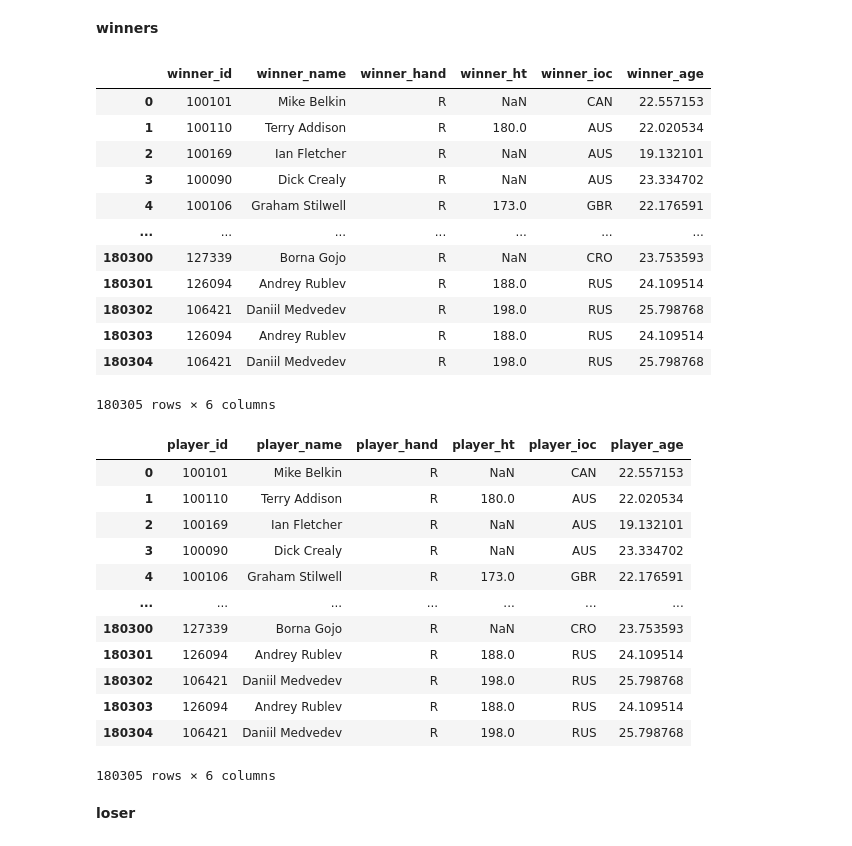
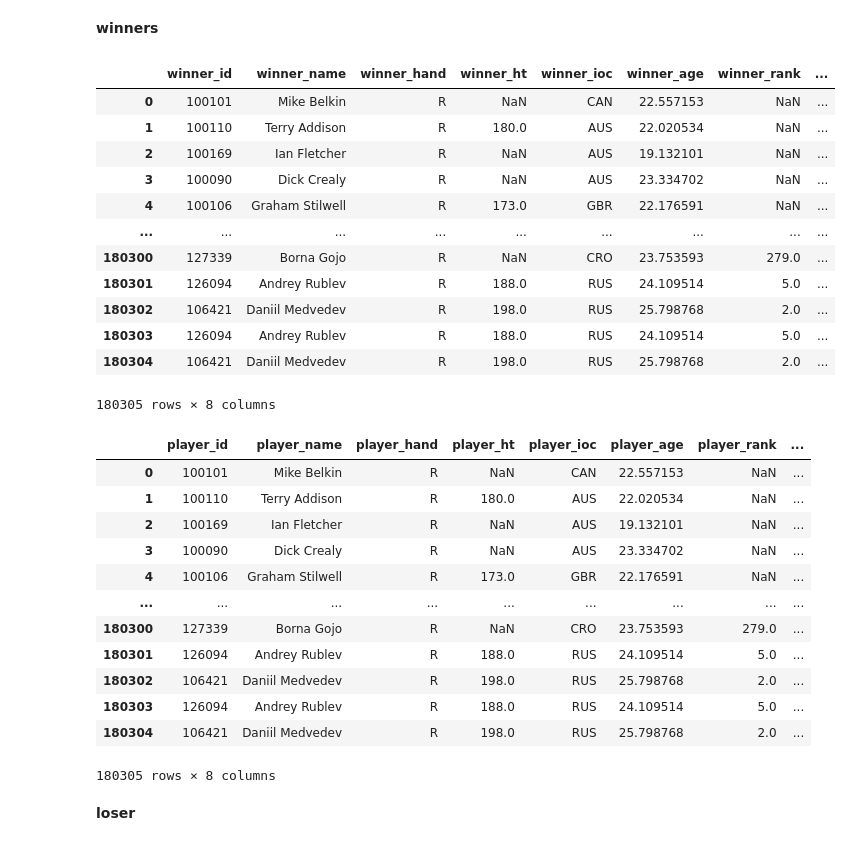
Before and after one commit to julieher/project_folder, a Jupyter notebook: players_ETL.ipynb, the cells around one changed output. Cells and saved outputs as stored; diff of their text form; code cells hidden in the pictures.

```diff
--- a/players_ETL.ipynb
+++ b/players_ETL.ipynb
@@ -33,44 +22,47 @@ Index(['tourney_id', 'tourney_name', 'surface', 'draw_size', 'tourney_level',
 # %% [markdown]
 **winners**
 # %%
-w_df = df[['winner_id','winner_name', 'winner_hand', 'winner_ht', 'winner_ioc', 'winner_age']]
+w_df = df[['winner_id','winner_name', 'winner_hand', 'winner_ht'
+           , 'winner_ioc', 'winner_age','winner_rank','winner_rank_points']]
 w_df
 # %% [output]
-|  | winner_id | winner_name | winner_hand | winner_ht | winner_ioc | winner_age |
-| 0 | 100101 | Mike Belkin | R | NaN | CAN | 22.557153 |
-| 1 | 100110 | Terry Addison | R | 180.0 | AUS | 22.020534 |
-| 2 | 100169 | Ian Fletcher | R | NaN | AUS | 19.132101 |
-| 3 | 100090 | Dick Crealy | R | NaN | AUS | 23.334702 |
-| 4 | 100106 | Graham Stilwell | R | 173.0 | GBR | 22.176591 |
-| ... | ... | ... | ... | ... | ... | ... |
-| 180300 | 127339 | Borna Gojo | R | NaN | CRO | 23.753593 |
-| 180301 | 126094 | Andrey Rublev | R | 188.0 | RUS | 24.109514 |
-| 180302 | 106421 | Daniil Medvedev | R | 198.0 | RUS | 25.798768 |
-| 180303 | 126094 | Andrey Rublev | R | 188.0 | RUS | 24.109514 |
-| 180304 | 106421 | Daniil Medvedev | R | 198.0 | RUS | 25.798768 |
+|  | winner_id | winner_name | winner_hand | winner_ht | winner_ioc | winner_age | winner_rank | ... |
+| 0 | 100101 | Mike Belkin | R | NaN | CAN | 22.557153 | NaN | ... |
+| 1 | 100110 | Terry Addison | R | 180.0 | AUS | 22.020534 | NaN | ... |
+| 2 | 100169 | Ian Fletcher | R | NaN | AUS | 19.132101 | NaN | ... |
+| 3 | 100090 | Dick Crealy | R | NaN | AUS | 23.334702 | NaN | ... |
+| 4 | 100106 | Graham Stilwell | R | 173.0 | GBR | 22.176591 | NaN | ... |
+| ... | ... | ... | ... | ... | ... | ... | ... | ... |
+| 180300 | 127339 | Borna Gojo | R | NaN | CRO | 23.753593 | 279.0 | ... |
+| 180301 | 126094 | Andrey Rublev | R | 188.0 | RUS | 24.109514 | 5.0 | ... |
+| 180302 | 106421 | Daniil Medvedev | R | 198.0 | RUS | 25.798768 | 2.0 | ... |
+| 180303 | 126094 | Andrey Rublev | R | 188.0 | RUS | 24.109514 | 5.0 | ... |
+| 180304 | 106421 | Daniil Medvedev | R | 198.0 | RUS | 25.798768 | 2.0 | ... |
-180305 rows × 6 columns
+180305 rows × 8 columns
 # %%
 w_df2 = w_df.rename(columns={"winner_id": "player_id",
                             "winner_name": "player_name",
                             "winner_hand": "player_hand",
                             "winner_ht": "player_ht",
                             "winner_ioc": "player_ioc",
-                            "winner_age": "player_age"})
+                            "winner_age": "player_age",
+                            "winner_rank" : "player_rank",
+                            "winner_rank_points": "player_rank_points"} )
 w_df2
 # %% [output]
-|  | player_id | player_name | player_hand | player_ht | player_ioc | player_age |
-| 0 | 100101 | Mike Belkin | R | NaN | CAN | 22.557153 |
-| 1 | 100110 | Terry Addison | R | 180.0 | AUS | 22.020534 |
-| 2 | 100169 | Ian Fletcher | R | NaN | AUS | 19.132101 |
-| 3 | 100090 | Dick Crealy | R | NaN | AUS | 23.334702 |
-| 4 | 100106 | Graham Stilwell | R | 173.0 | GBR | 22.176591 |
-| ... | ... | ... | ... | ... | ... | ... |
-| 180300 | 127339 | Borna Gojo | R | NaN | CRO | 23.753593 |
-| 180301 | 126094 | Andrey Rublev | R | 188.0 | RUS | 24.109514 |
-| 180302 | 106421 | Daniil Medvedev | R | 198.0 | RUS | 25.798768 |
-| 180303 | 126094 | Andrey Rublev | R | 188.0 | RUS | 24.109514 |
-| 180304 | 106421 | Daniil Medvedev | R | 198.0 | RUS | 25.798768 |
+|  | player_id | player_name | player_hand | player_ht | player_ioc | player_age | player_rank | ... |
+| 0 | 100101 | Mike Belkin | R | NaN | CAN | 22.557153 | NaN | ... |
+| 1 | 100110 | Terry Addison | R | 180.0 | AUS | 22.020534 | NaN | ... |
+| 2 | 100169 | Ian Fletcher | R | NaN | AUS | 19.132101 | NaN | ... |
+| 3 | 100090 | Dick Crealy | R | NaN | AUS | 23.334702 | NaN | ... |
+| 4 | 100106 | Graham Stilwell | R | 173.0 | GBR | 22.176591 | NaN | ... |
+| ... | ... | ... | ... | ... | ... | ... | ... | ... |
+| 180300 | 127339 | Borna Gojo | R | NaN | CRO | 23.753593 | 279.0 | ... |
+| 180301 | 126094 | Andrey Rublev | R | 188.0 | RUS | 24.109514 | 5.0 | ... |
+| 180302 | 106421 | Daniil Medvedev | R | 198.0 | RUS | 25.798768 | 2.0 | ... |
+| 180303 | 126094 | Andrey Rublev | R | 188.0 | RUS | 24.109514 | 5.0 | ... |
+| 180304 | 106421 | Daniil Medvedev | R | 198.0 | RUS | 25.798768 | 2.0 | ... |
-180305 rows × 6 columns
+180305 rows × 8 columns
 # %% [markdown]
 **loser**
 # %%
```
Also changed, not shown: parts of 9 cells of this notebook, 1 other file.
